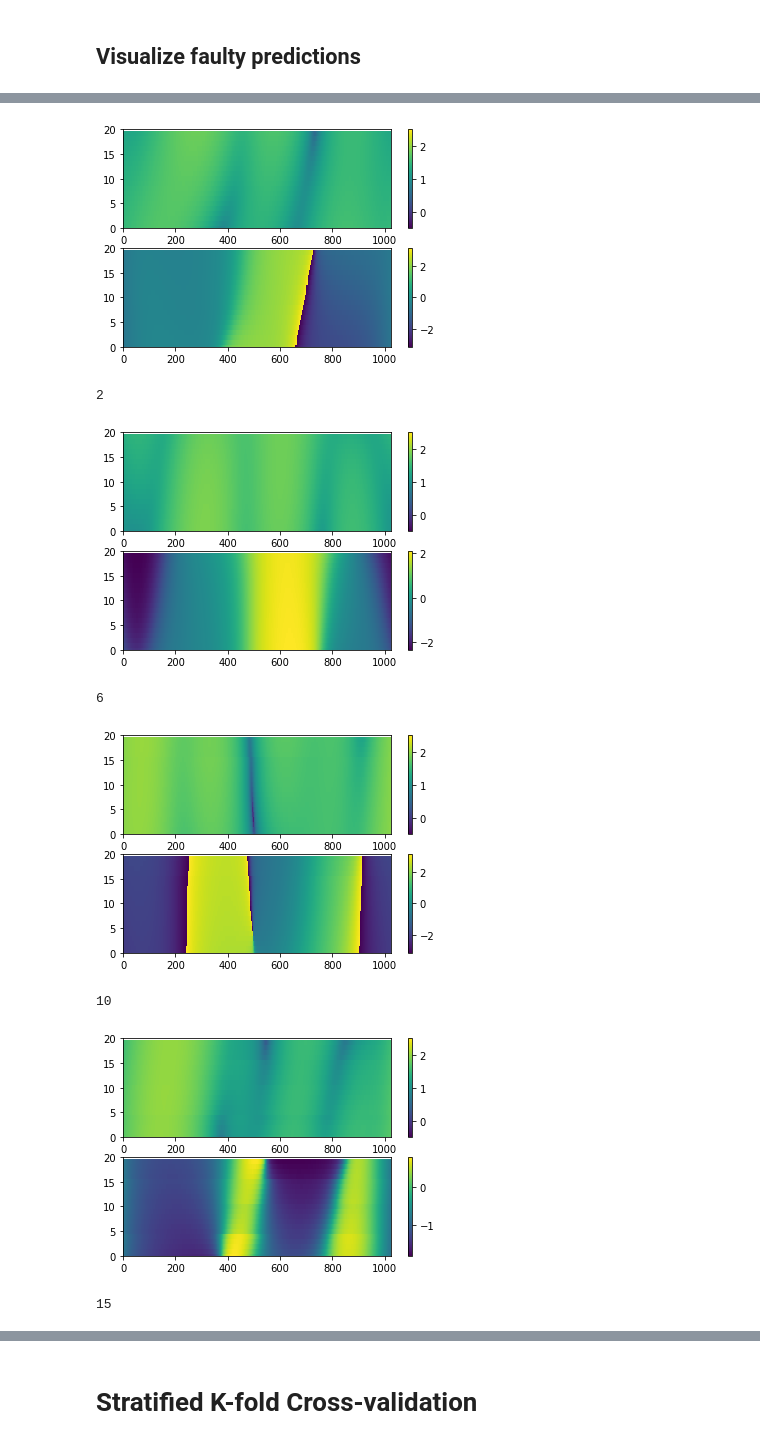
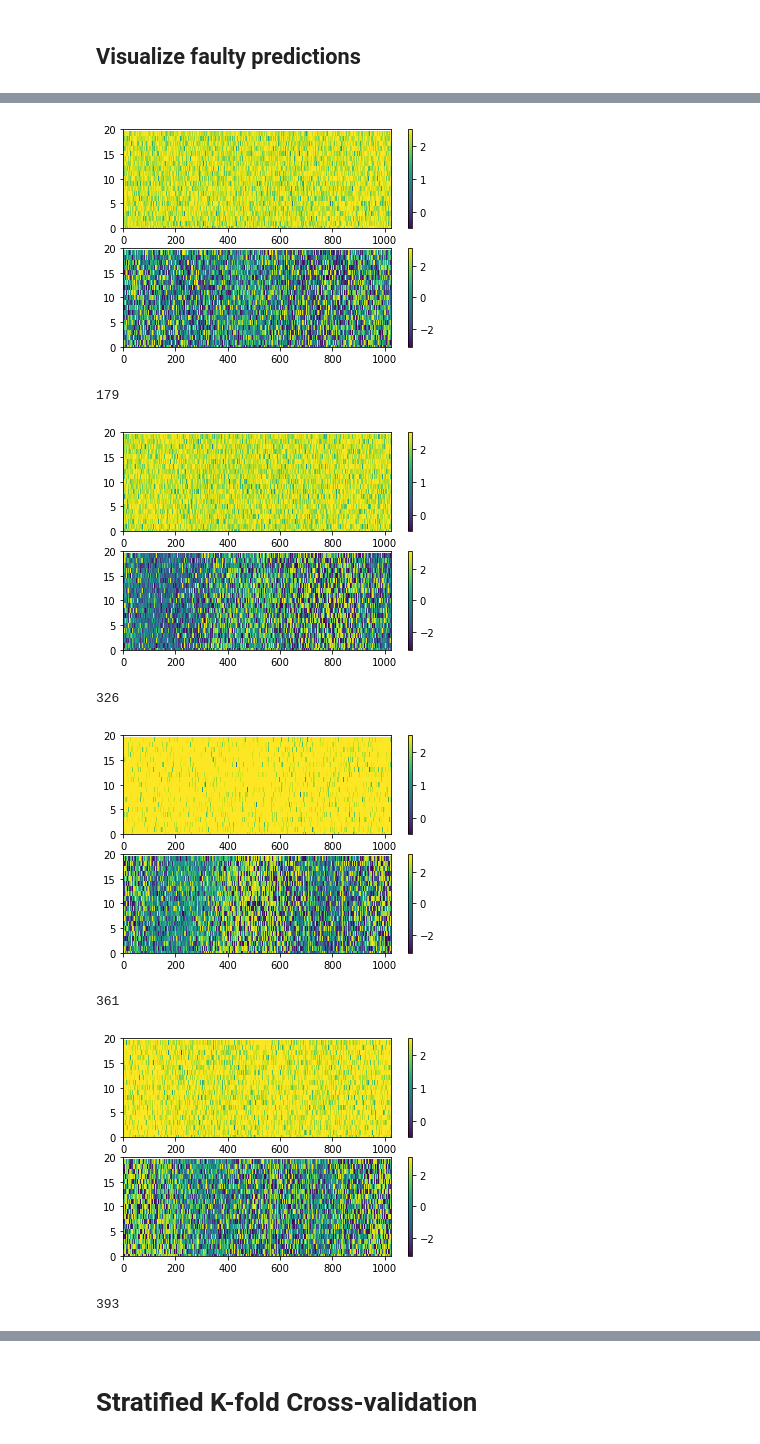
Before and after one commit to musicbyjing/cosmic_dawn_rfi, a Jupyter notebook: classification.ipynb, the cells around one changed output, grey strips where cells are left out. Drawn from its saved outputs; the diff is of its cells as text; code cells hidden in the pictures.

Commit message:
Fix logical error--histogram indices were completely wrong

```diff
--- a/classification.ipynb
+++ b/classification.ipynb
@@ -27,7 +27,6 @@ def load_data_cv():
     labels = np.load('labels.npy')
     print(f"Dataset length: {len(dataset)}")
     X, y = dataset, labels
-    X = X.astype('float32')
     n_features = (X.shape[1], X.shape[2])
     return X, y, n_features
 
@@ -37,7 +36,6 @@ def load_data():
     labels = np.load('labels.npy')
     print(f"Dataset length: {len(dataset)}")
     X, y = dataset, labels
-    # X = X.astype('float32') ########## This is a troublesome line!
     print(type(X[1][1][1]))
 
 
@@ -59,10 +57,10 @@ def create_model(n_features):
 
 def train_and_evaluate_model(model, X_train, y_train, X_test, y_test):
     # fit the model
-    model.fit(X_train, y_train, epochs=150, batch_size=32, verbose=0)
+    model.fit(X_train, y_train, epochs=150, batch_size=32, verbose=1)
 
     # evaluate the model
-    loss, acc = model.evaluate(X_test, y_test, verbose=0)
+    loss, acc = model.evaluate(X_test, y_test, verbose=1)
     print('Test Accuracy: %.3f' % acc)
 
     # make predictions
@@ -103,12 +103,12 @@ X, y, X_train, y_train, X_test, y_test, n_features = load_data()
 faulty_predictions = []
 accs = []
 
-model = None
-model = create_model(n_features)
-acc, predictions = train_and_evaluate_model(model, X_train, y_train, X_test, y_test)
-accs.append(acc)
-faulty_predictions.extend(get_faulty_predictions(predictions, y))
+for i in range(5):
+    model = None
+    model = create_model(n_features)
+    acc, predictions = train_and_evaluate_model(model, X_train, y_train, X_test, y_test)
+    accs.append(acc)
+    faulty_predictions.extend(get_faulty_predictions(predictions, y_test))
 
-print_stats(accs)
-show_hist(faulty_predictions)
+print_stats(accs, faulty_predictions, predictions)
 # %% [output]
@@ -123,9 +133,7 @@ Number of elements plotted: 202
 ## Visualize faulty predictions
 # %%
 for i, val in enumerate(X):
-    if i > 25:
-        break
-    if i not in faulty_predictions:
+    if i in faulty_predictions:
         print(i)
         plot_one_vis(val, 20)
 # %% [output]
@@ -133,8 +141,8 @@ for i, val in enumerate(X):
-[figure, old version]
+[figure, new version]
-2
+179
-[figure, old version]
+[figure, new version]
-6
+326
-[figure, old version]
+[figure, new version]
-10
+361
-[figure, old version]
+[figure, new version]
-15
+393
```
Also changed, not shown: parts of 7 cells of this notebook, 1 other file.
